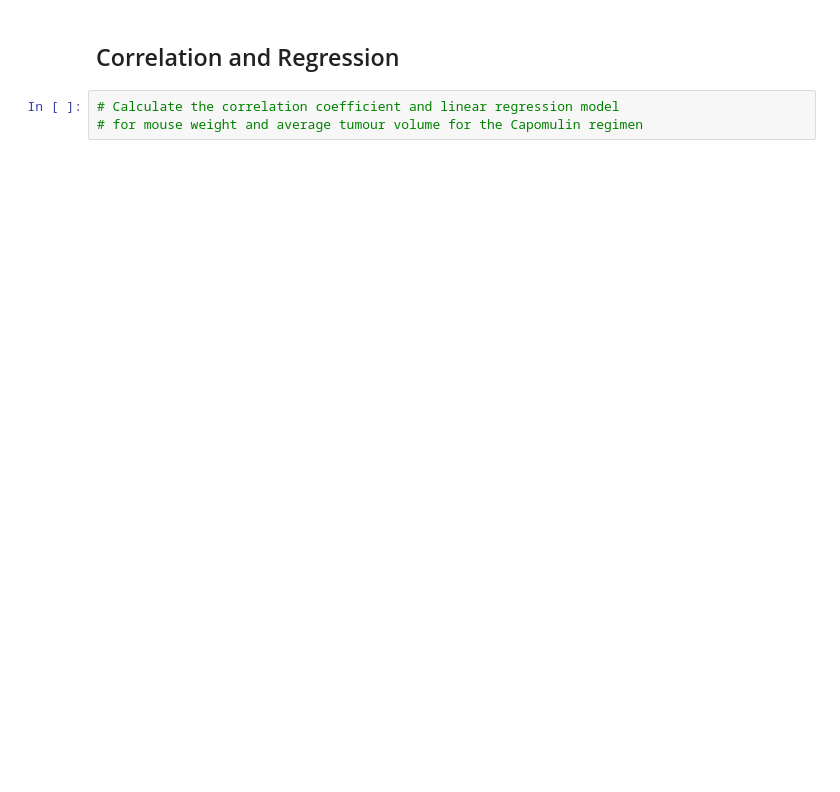
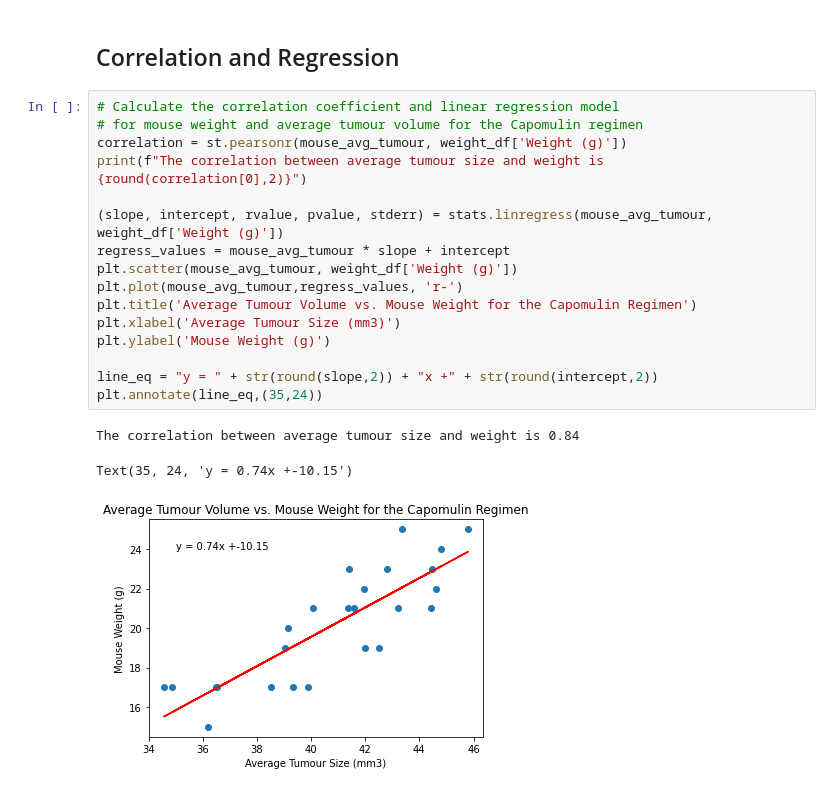
Before and after one commit to Paul-Roberts-17/pyplot-challenge, a Jupyter notebook: pyplot-challenge.ipynb, the cells around one changed output. Drawn from its saved outputs; the diff is of its cells as text; blank space fills up the shorter version.

```diff
--- a/pyplot-challenge.ipynb
+++ b/pyplot-challenge.ipynb
@@ -354,5 +327,22 @@ AttributeError: 'float' object has no attribute 'mean'
 # %% [markdown]
 ## Correlation and Regression
-# %%
-# Calculate the correlation coefficient and linear regression model
-# for mouse weight and average tumour volume for the Capomulin regimen
+# %%
+# Calculate the correlation coefficient and linear regression model
+# for mouse weight and average tumour volume for the Capomulin regimen
+correlation = st.pearsonr(mouse_avg_tumour, weight_df['Weight (g)'])
+print(f"The correlation between average tumour size and weight is {round(correlation[0],2)}")
+
+(slope, intercept, rvalue, pvalue, stderr) = stats.linregress(mouse_avg_tumour, weight_df['Weight (g)'])
+regress_values = mouse_avg_tumour * slope + intercept
+plt.scatter(mouse_avg_tumour, weight_df['Weight (g)'])
+plt.plot(mouse_avg_tumour,regress_values, 'r-')
+plt.title('Average Tumour Volume vs. Mouse Weight for the Capomulin Regimen')
+plt.xlabel('Average Tumour Size (mm3)')
+plt.ylabel('Mouse Weight (g)')
+
+line_eq = "y = " + str(round(slope,2)) + "x +" + str(round(intercept,2))
+plt.annotate(line_eq,(35,24))
+# %% [output]
+The correlation between average tumour size and weight is 0.84
+Text(35, 24, 'y = 0.74x +-10.15')
+[figure, added]
```
Also changed, not shown: parts of 6 cells of this notebook.
